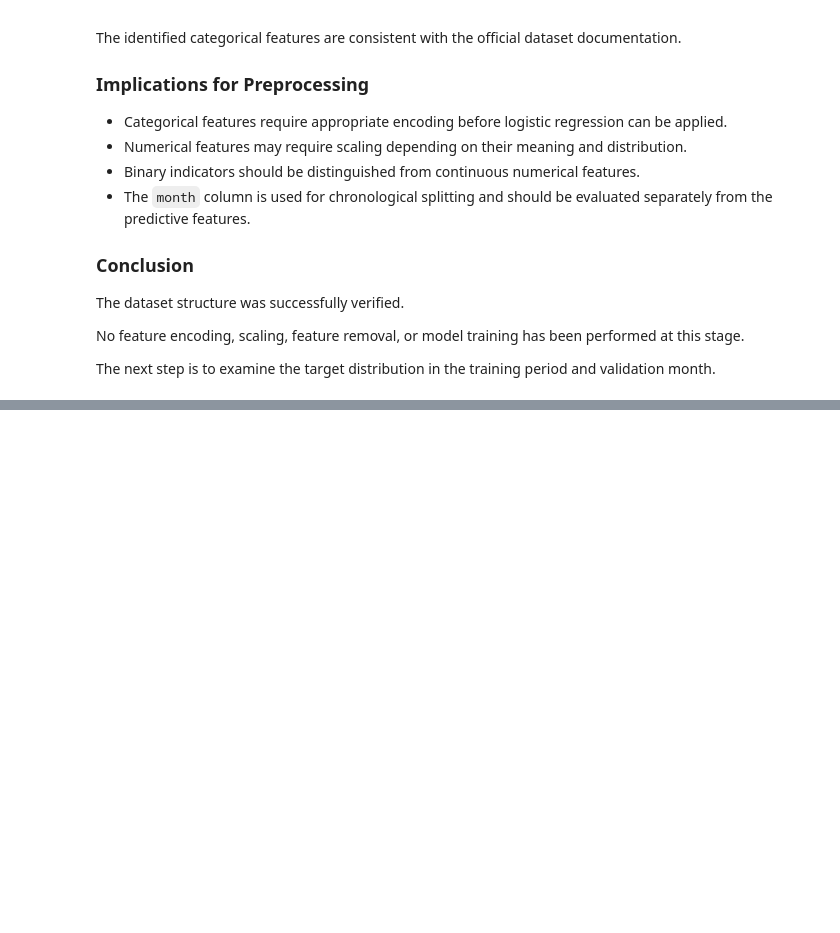
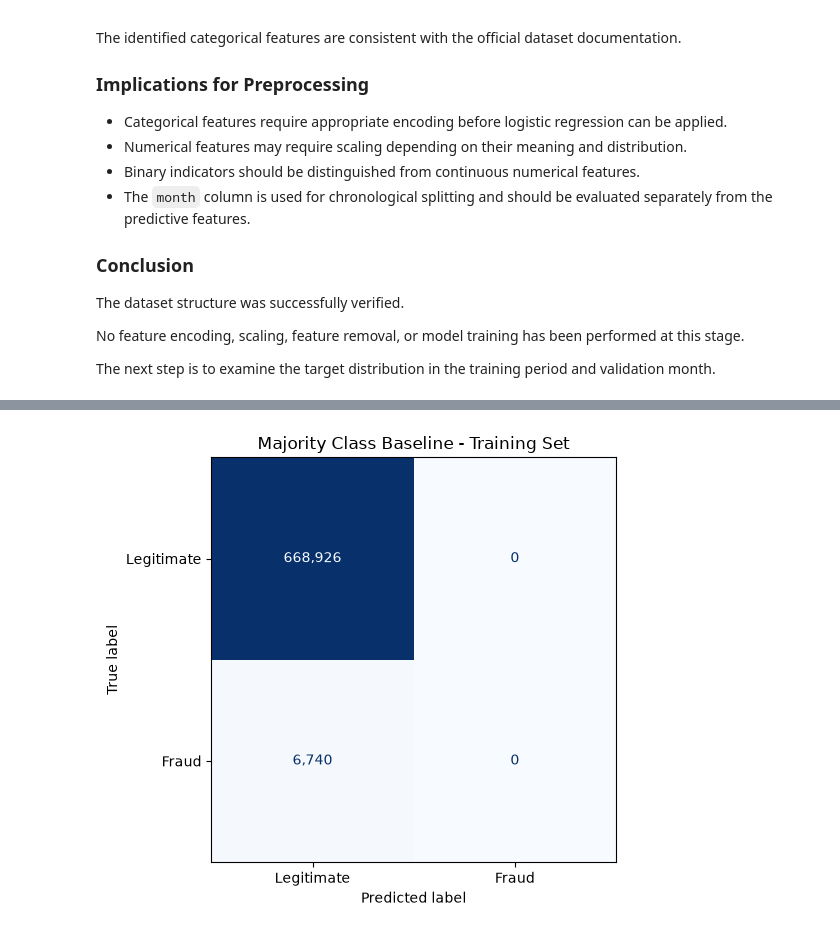
Before and after one commit to fidaaarrabi/ml-project-bank-fraud-detection, a Jupyter notebook: notebooks/01_stage1_dataset_study.ipynb, the cells around one changed output, grey strips where cells are left out. Saved outputs shown, nothing was run; the diff lists cells and outputs as text; code cells hidden in the pictures; blank space fills up the shorter version.

Commit message:
analysis: quantify class imbalance and evaluate majority class baseline

```diff
--- a/notebooks/01_stage1_dataset_study.ipynb
+++ b/notebooks/01_stage1_dataset_study.ipynb
@@ -408,0 +734,36 @@ in the training period and validation month.
+# %%
+
+# =====================================================
+# 6.2 Majority Class Baseline - Confusion Matrix
+# =====================================================
+
+from sklearn.metrics import ConfusionMatrixDisplay
+
+# Calculate the confusion matrix
+dummy_cm = confusion_matrix(
+    y_train,
+    y_dummy_pred,
+    labels=[0, 1]
+)
+
+# Create the visualization
+fig, ax = plt.subplots(figsize=(7, 5))
+
+display = ConfusionMatrixDisplay(
+    confusion_matrix=dummy_cm,
+    display_labels=["Legitimate", "Fraud"]
+)
+
+display.plot(
+    ax=ax,
+    cmap="Blues",
+    values_format=",d",
+    colorbar=False
+)
+
+ax.set_title("Majority Class Baseline - Training Set")
+
+plt.tight_layout()
+plt.show()
+# %% [output]
+[figure, added]
```
Also changed, not shown: parts of 8 cells of this notebook.
